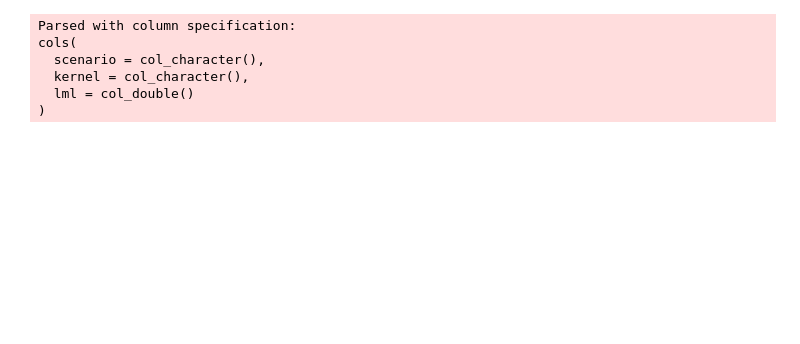
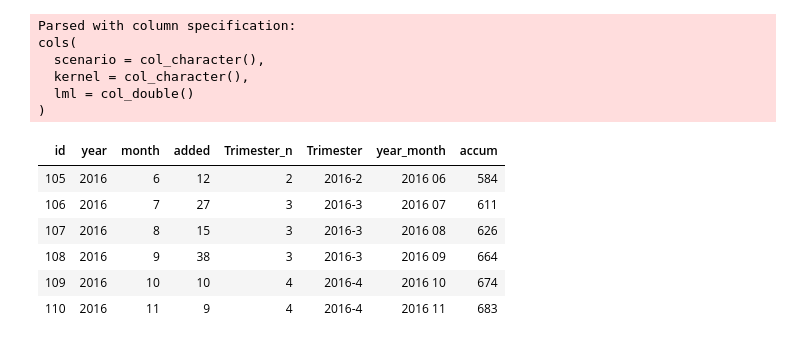
Before and after one commit to ericschulz/compforca, a Jupyter notebook: Data analysis/3- New compositional analysis.ipynb, the cells around one changed output. Saved outputs shown, nothing was run; the diff lists cells and outputs as text; code cells hidden in the pictures; blank space fills up the shorter version.

```diff
--- a/Data analysis/3- New compositional analysis.ipynb
+++ b/Data analysis/3- New compositional analysis.ipynb
@@ -819,3 +776,15 @@ cols(
   kernel = col_character(),
   lml = col_double()
 )
+# %%
+fb %>%
+    filter(year_month >= '2016 06') %>%
+    head
+# %% [output]
+| id | year | month | added | Trimester_n | Trimester | year_month | accum |
+| 105 | 2016 | 6 | 12 | 2 | 2016-2 | 2016 06 | 584 |
+| 106 | 2016 | 7 | 27 | 3 | 2016-3 | 2016 07 | 611 |
+| 107 | 2016 | 8 | 15 | 3 | 2016-3 | 2016 08 | 626 |
+| 108 | 2016 | 9 | 38 | 3 | 2016-3 | 2016 09 | 664 |
+| 109 | 2016 | 10 | 10 | 4 | 2016-4 | 2016 10 | 674 |
+| 110 | 2016 | 11 | 9 | 4 | 2016-4 | 2016 11 | 683 |
```
Also changed, not shown: parts of 6 cells of this notebook, 20 other files.
